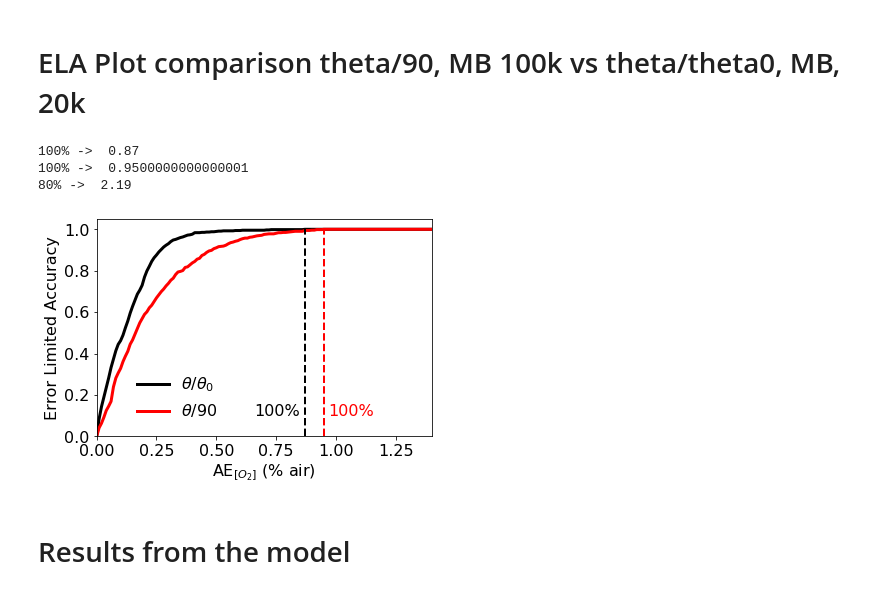
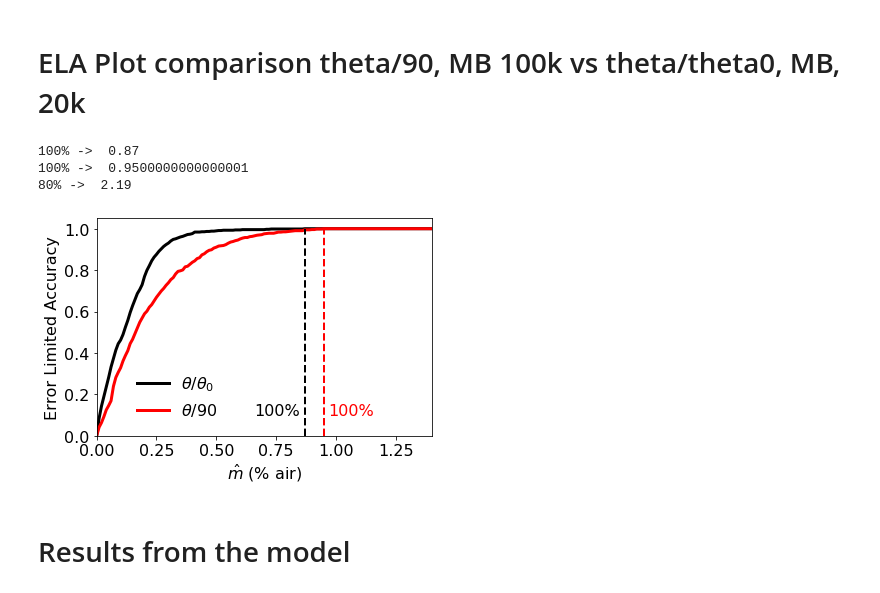
Before and after one commit to michelucci/O2T-Real-Data-Paper, a Jupyter notebook: notebooks/Paper_figures_from_models_v1.ipynb, the cells around one changed output. Cells and saved outputs as stored; diff of their text form; code cells hidden in the pictures.

```diff
--- a/notebooks/Paper_figures_from_models_v1.ipynb
+++ b/notebooks/Paper_figures_from_models_v1.ipynb
@@ -859,0 +849,5 @@ W0308 18:11:44.525626 4503223744 backend_ps.py:804] The PostScript backend does
+# %%
+MAE_boxplot_C, MAE_list_C, MAE_xticks_C = MAE_O2_list_generator(10.0, targets_dev2, preds_exp_o2_df)
+MAET_boxplot_C_MTL, MAET_list_C_MTL, MAET_xticks_C_MTL = MAE_T_list_generator(targets_dev2, preds_exp_T_df)
+MAE_boxplot_C_flat = [item for sublist in MAE_boxplot_C for item in sublist]
+MAET_boxplot_C_MTL_flat = [item for sublist in MAET_boxplot_C_MTL for item in sublist]
@@ -899,3 +906,14 @@ fig.savefig('../paper/ELA_model_20001_32_1e-3_3x50_2x5_2x5_theta_theta0.eps', fo
 [figure]
 # %% [markdown]
 # ELA plot - theta/90 100k
+# %%
+# eventually load the model again
+model = keras.models.load_model("model_100001_32_1e-3_3x50_2x5_2x5.h5")
+# %%
+targets_dev = targets_dev.reset_index(drop = True)
+preds_exp_o2_df, preds_exp_T_df = get_predictions(model)
+# %%
+MAE_boxplot_C, MAE_list_C, MAE_xticks_C = MAE_O2_list_generator(10.0, targets_dev, preds_exp_o2_df)
+MAET_boxplot_C_MTL, MAET_list_C_MTL, MAET_xticks_C_MTL = MAE_T_list_generator(targets_dev, preds_exp_T_df)
+MAE_boxplot_C_flat2 = [item for sublist in MAE_boxplot_C for item in sublist]
+MAET_boxplot_C_MTL_flat2 = [item for sublist in MAET_boxplot_C_MTL for item in sublist]
@@ -963,39 +994,39 @@ fig = plt.figure()
 plt.plot(np.arange(0, 5, 0.01), ax, lw = 3, color = 'black', label = r'$\theta/\theta_0$')
 plt.plot(np.arange(0, 5, 0.01), ax2, lw = 3, color = 'red', label = r'$\theta/90$')
 plt.tick_params(labelsize=16)
-plt.xlabel('AE$_{[O_2]}$ (% air)', fontsize = 16)
+plt.xlabel('$\hat m$ (% air)', fontsize = 16) # AE$_{[O_2]}
 plt.ylabel('Error Limited Accuracy', fontsize = 16)
 plt.xlim(0,1.4)
 plt.ylim(0, None)
 
 
 #plt.plot([xarray[minidx2], xarray[minidx2]], [0, 0.73], lw = 2, color = 'black')
 #plt.text(xarray[minidx2]+0.05,0.1,'80%', fontsize = 16)
 plt.plot([xarray[minidx], xarray[minidx]], [0, 1.0], lw = 2, color = 'black', ls = '--')
 plt.text(xarray[minidx]-0.21,0.1,'100%', fontsize = 16, color = 'black')
 
 #plt.plot([xarray2[minidx2_2], xarray2[minidx2_2]], [0, 0.73], lw = 2, color = 'black')
 #plt.text(xarray2[minidx2_2]+0.05,0.1,'80%', fontsize = 16)
 plt.plot([xarray2[minidx_2], xarray2[minidx_2]], [0, 1.0], lw = 2, color = 'red', ls = '--')
 plt.text(xarray2[minidx_2]+0.02,0.1,'100%', fontsize = 16, color = 'red')
 
 
 
 print('100% -> ', xarray[minidx])
 print('100% -> ', xarray2[minidx_2])
 print('80% -> ', 2.19)
 plt.legend(fontsize = 16,  frameon=False,
           loc = (0.1, 0.05))
 
 plt.show()
 
 fig.savefig('../paper/ELA_comparison.svg', format='svg', dpi=300,bbox_inches='tight')
 fig.savefig('../paper/ELA_comparison.eps', format='eps', dpi=300,bbox_inches='tight')
 # %% [output]
 100% ->  0.87
 100% ->  0.9500000000000001
 80% ->  2.19
-[figure, old version]
+[figure, new version]
 # %% [markdown]
 # Results from the model
 # %%
```
Also changed, not shown: parts of 7 cells of this notebook, 15 other files.
